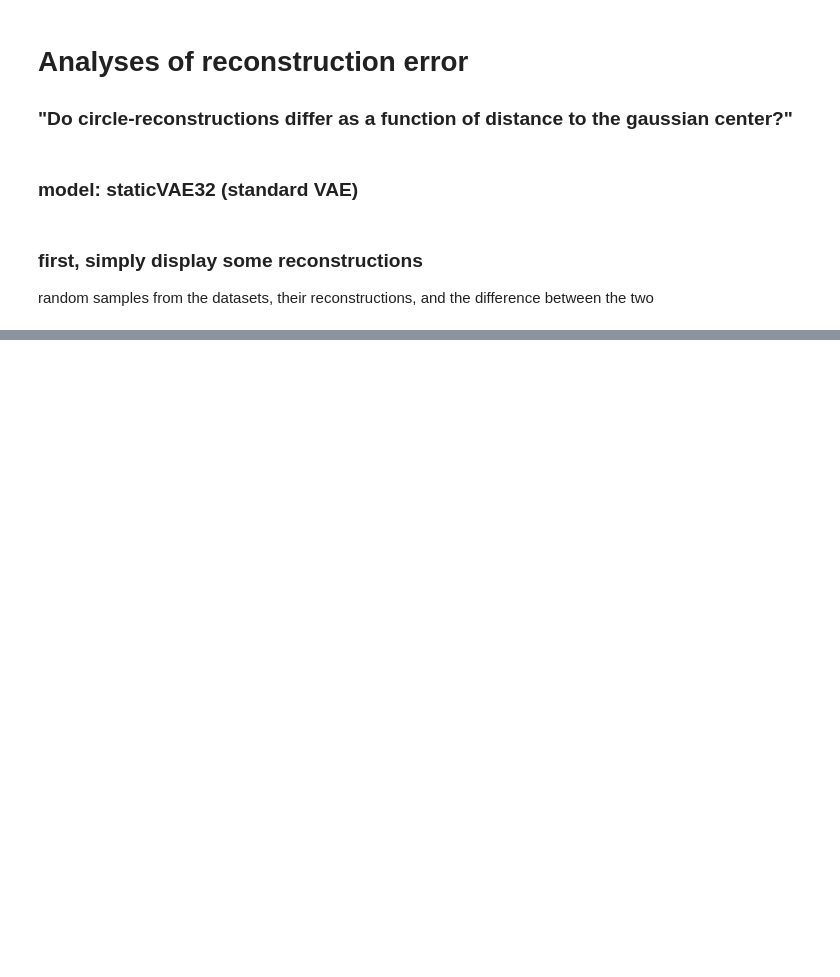
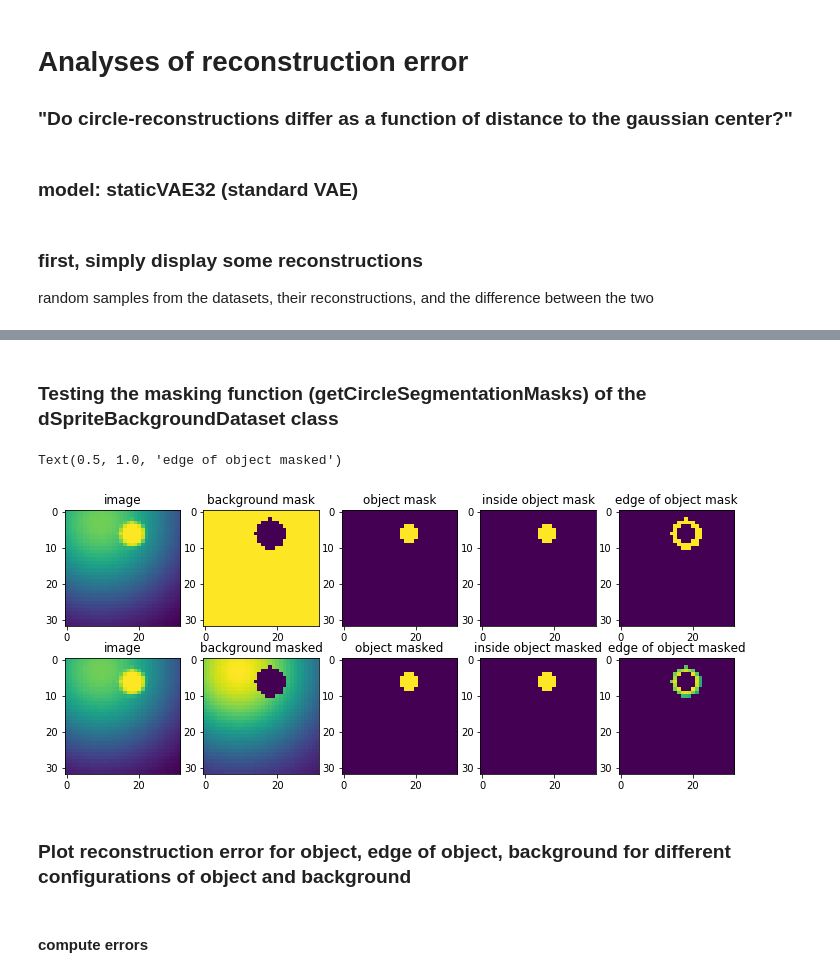
Before and after one commit to zahariaa/disentangled-dynamics, a Jupyter notebook: src/analyses/AnalysesOfReconstructionErrorStaticVAE32.ipynb, the cells around one changed output, grey strips where cells are left out. Saved outputs shown, nothing was run; the diff lists cells and outputs as text; code cells hidden in the pictures; blank space fills up the shorter version.

```diff
--- a/src/analyses/AnalysesOfReconstructionErrorStaticVAE32.ipynb
+++ b/src/analyses/AnalysesOfReconstructionErrorStaticVAE32.ipynb
@@ -72,0 +70,49 @@ tensor(0.2358)
+# %% [markdown]
+### Testing the masking function (getCircleSegmentationMasks) of the dSpriteBackgroundDataset class
+# %%
+
+
+objx = .6
+objy = .1
+x = ds.arbitraryCircle(objx, objy, backx = .3, backy = .1)
+backgroundMask, objectMask, insideObjectMask, objectEdgeMask = ds.getCircleSegmentationMasks(objx,objy)
+
+_,ax = plt.subplots(2,5, figsize = (12, 5))
+ax[0,0].imshow(x.squeeze())
+ax[0,1].imshow(backgroundMask.squeeze())
+ax[0,2].imshow(objectMask.squeeze())
+ax[0,3].imshow(insideObjectMask.squeeze())
+ax[0,4].imshow(objectEdgeMask.squeeze())
+
+
+ax[1,0].imshow(x.squeeze())
+xt = torch.zeros_like(x)
+xt[backgroundMask] = x[backgroundMask]
+ax[1,1].imshow(xt.squeeze())
+xt = torch.zeros_like(x)
+xt[objectMask] = x[objectMask]
+ax[1,2].imshow(xt.squeeze())
+xt = torch.zeros_like(x)
+xt[insideObjectMask] = x[insideObjectMask]
+ax[1,3].imshow(xt.squeeze())
+xt = torch.zeros_like(x)
+xt[objectEdgeMask] = x[objectEdgeMask]
+ax[1,4].imshow(xt.squeeze())
+
+ax[0,0].set_title('image')
+ax[0,1].set_title('background mask')
+ax[0,2].set_title('object mask')
+ax[0,3].set_title('inside object mask')
+ax[0,4].set_title('edge of object mask')
+ax[1,0].set_title('image')
+ax[1,1].set_title('background masked')
+ax[1,2].set_title('object masked')
+ax[1,3].set_title('inside object masked')
+ax[1,4].set_title('edge of object masked')
+# %% [output]
+Text(0.5, 1.0, 'edge of object masked')
+[figure, added]
+# %% [markdown]
+### Plot reconstruction error for object, edge of object, background for different configurations of object and background
+# %% [markdown]
+#### compute errors
```
Also changed, not shown: parts of 5 cells of this notebook.
